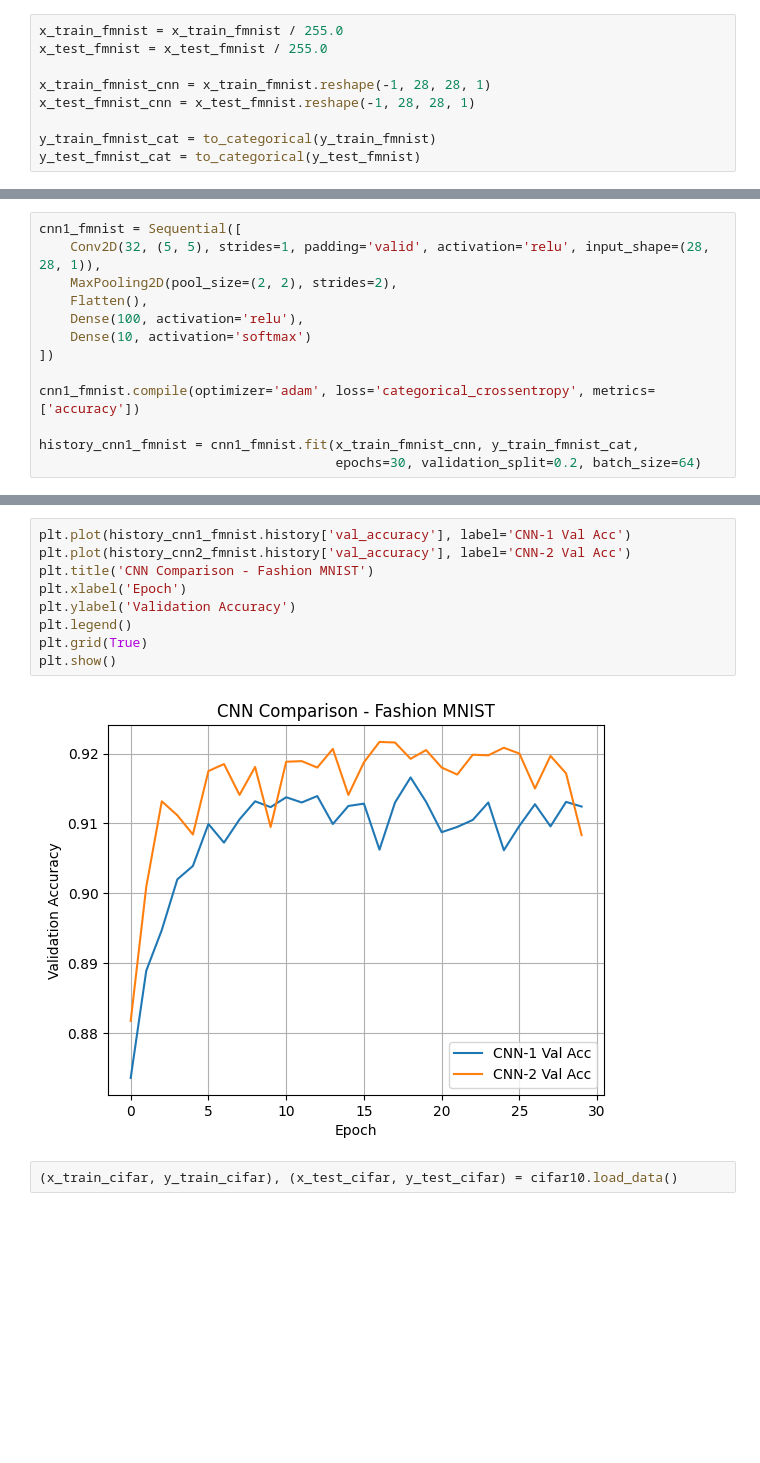
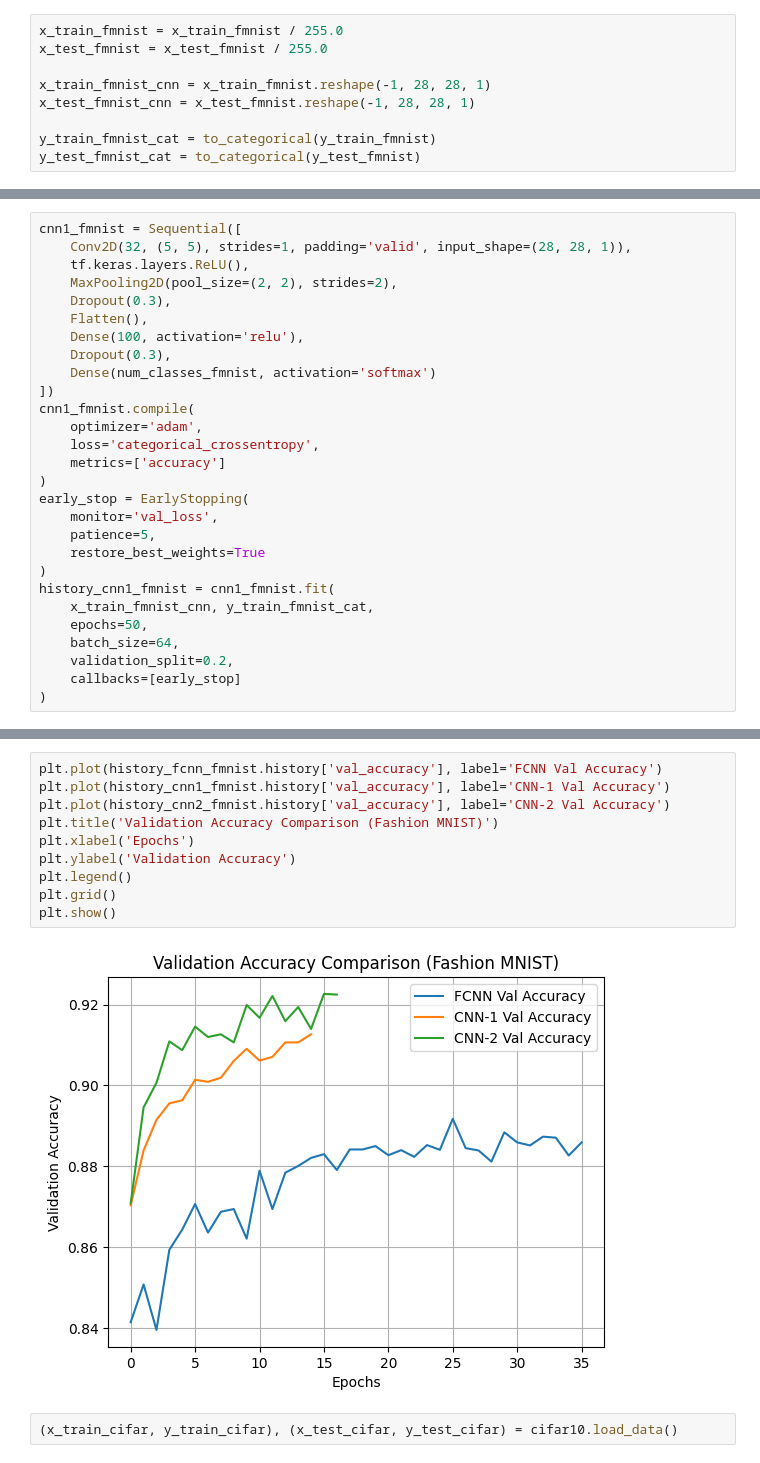
Before and after one commit to SouriRishik/DLT-Lab-Programs, a Jupyter notebook: WEEK3/230968004_Souri_Week3.ipynb, the cells around one changed output, grey strips where cells are left out. Cells and saved outputs as stored; diff of their text form; blank space fills up the shorter version.

Commit message:
fix: overfitting in Famous_MNIST fixed

```diff
--- a/WEEK3/230968004_Souri_Week3.ipynb
+++ b/WEEK3/230968004_Souri_Week3.ipynb
@@ -114,14 +118,29 @@ plt.show()
 # %%
 cnn1_fmnist = Sequential([
-    Conv2D(32, (5, 5), strides=1, padding='valid', activation='relu', input_shape=(28, 28, 1)),
+    Conv2D(32, (5, 5), strides=1, padding='valid', input_shape=(28, 28, 1)),
+    tf.keras.layers.ReLU(),
     MaxPooling2D(pool_size=(2, 2), strides=2),
+    Dropout(0.3),
     Flatten(),
     Dense(100, activation='relu'),
-    Dense(10, activation='softmax')
+    Dropout(0.3),
+    Dense(num_classes_fmnist, activation='softmax')
 ])
-
-cnn1_fmnist.compile(optimizer='adam', loss='categorical_crossentropy', metrics=['accuracy'])
-
-history_cnn1_fmnist = cnn1_fmnist.fit(x_train_fmnist_cnn, y_train_fmnist_cat,
-                                      epochs=30, validation_split=0.2, batch_size=64)
+cnn1_fmnist.compile(
+    optimizer='adam',
+    loss='categorical_crossentropy',
+    metrics=['accuracy']
+)
+early_stop = EarlyStopping(
+    monitor='val_loss',
+    patience=5,
+    restore_best_weights=True
+)
+history_cnn1_fmnist = cnn1_fmnist.fit(
+    x_train_fmnist_cnn, y_train_fmnist_cat,
+    epochs=50,
+    batch_size=64,
+    validation_split=0.2,
+    callbacks=[early_stop]
+)
 # %% [output]
@@ -177,14 +252,15 @@ Epoch 30/30
 # %%
-plt.plot(history_cnn1_fmnist.history['val_accuracy'], label='CNN-1 Val Acc')
-plt.plot(history_cnn2_fmnist.history['val_accuracy'], label='CNN-2 Val Acc')
-plt.title('CNN Comparison - Fashion MNIST')
-plt.xlabel('Epoch')
+plt.plot(history_fcnn_fmnist.history['val_accuracy'], label='FCNN Val Accuracy')
+plt.plot(history_cnn1_fmnist.history['val_accuracy'], label='CNN-1 Val Accuracy')
+plt.plot(history_cnn2_fmnist.history['val_accuracy'], label='CNN-2 Val Accuracy')
+plt.title('Validation Accuracy Comparison (Fashion MNIST)')
+plt.xlabel('Epochs')
 plt.ylabel('Validation Accuracy')
 plt.legend()
-plt.grid(True)
+plt.grid()
 plt.show()
 # %% [output]
-[figure, old version]
+[figure, new version]
 # %%
 (x_train_cifar, y_train_cifar), (x_test_cifar, y_test_cifar) = cifar10.load_data()
 # %%
```
Also changed, not shown: parts of 10 cells of this notebook.
